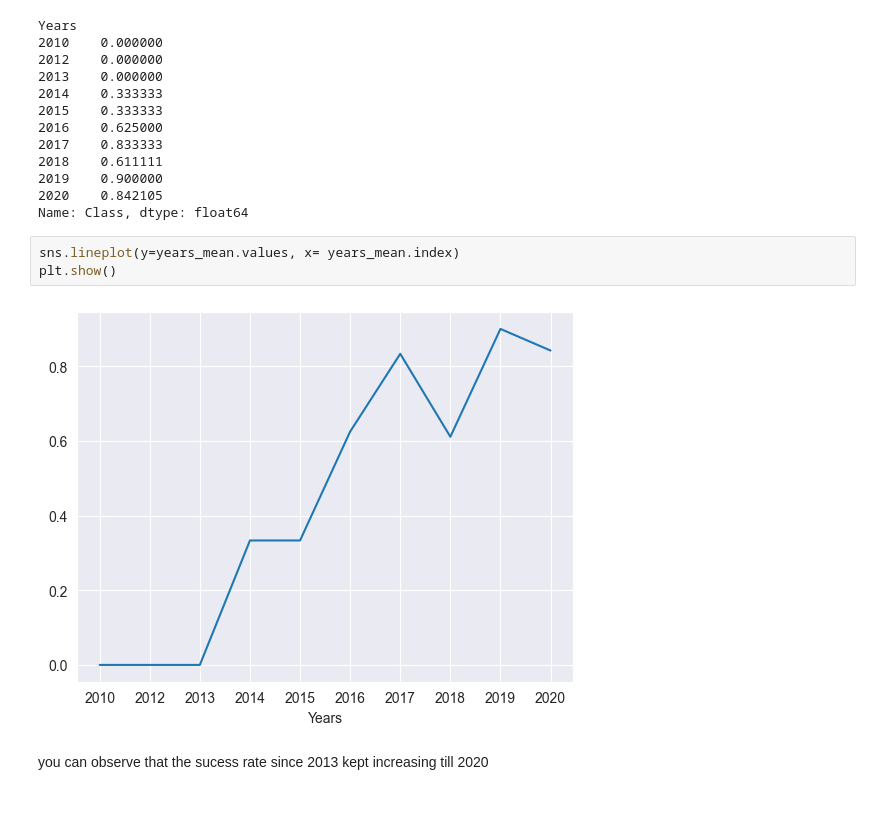
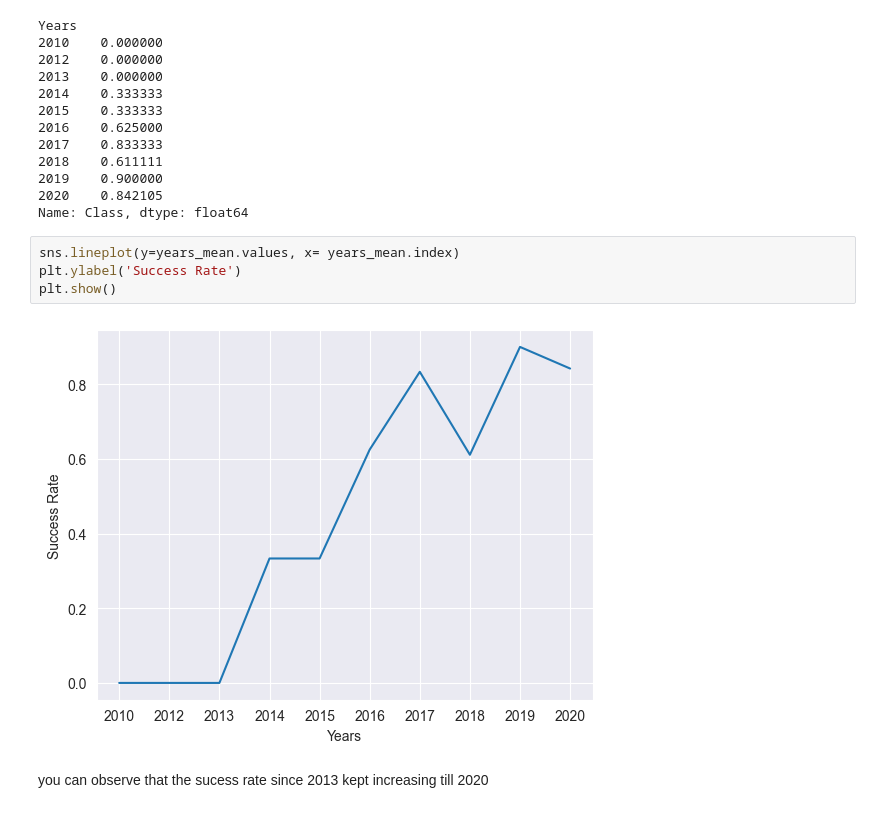
Before and after one commit to JosueMedina99/Spacex, a Jupyter notebook: Space4.ipynb, the cells around one changed output. Drawn from its saved outputs; the diff is of its cells as text.

```diff
--- a/Space4.ipynb
+++ b/Space4.ipynb
@@ -219,9 +230,10 @@ Years
 Name: Class, dtype: float64
 # %%
 sns.lineplot(y=years_mean.values, x= years_mean.index)
+plt.ylabel('Success Rate')
 plt.show()
 # %% [output]
-[figure, old version]
+[figure, new version]
 # %% [markdown]
 you can observe that the sucess rate since 2013 kept increasing till 2020
 # %% [markdown]
```
Also changed, not shown: parts of 8 cells of this notebook, 3 other files.
